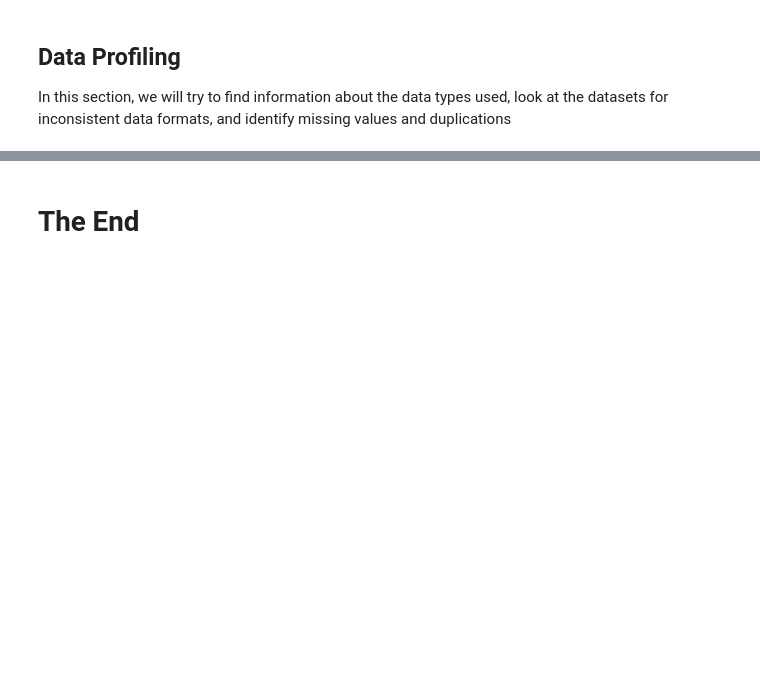
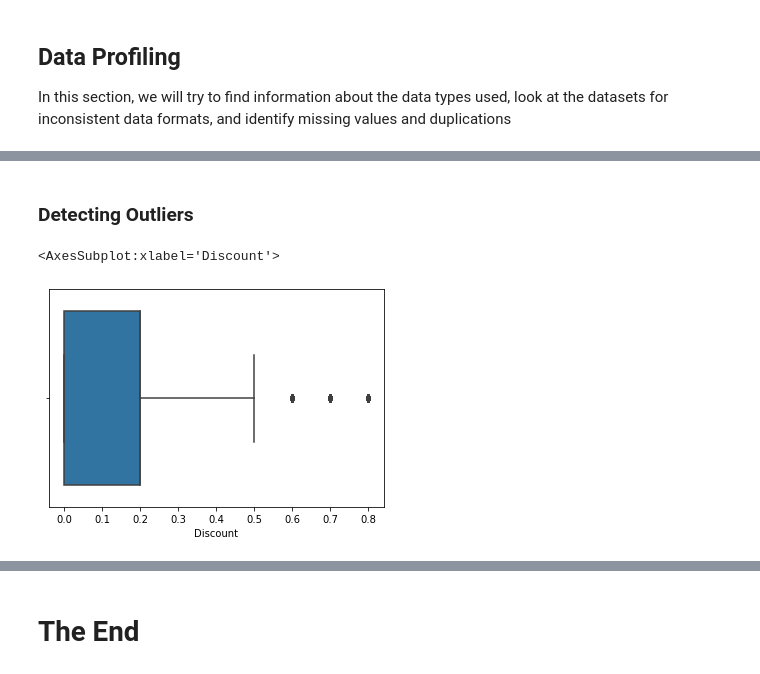
Before and after one commit to amedustephen/Superstore-Sales-Analysis, a Jupyter notebook: notebooks/exploratory_analysis.ipynb, the cells around one changed output, grey strips where cells are left out. Saved outputs shown, nothing was run; the diff lists cells and outputs as text; code cells hidden in the pictures; blank space fills up the shorter version.

```diff
--- a/notebooks/exploratory_analysis.ipynb
+++ b/notebooks/exploratory_analysis.ipynb
@@ -112,0 +260,6 @@ In this section, we will try to find information about the data types used, look
+# %%
+# remove duplicate row
+df = df.drop_duplicates()
+
+# show number of duplicates (another method)
+df.duplicated(keep=False).sum()
@@ -112,0 +346,4 @@ In this section, we will try to find information about the data types used, look
+# %%
+# all orders came from inside United States only, so the 'Country' column isn't of much use for further analysis
+df.drop(columns="Country",inplace=True)
+df.head()
@@ -112,0 +358,7 @@ In this section, we will try to find information about the data types used, look
+# %% [markdown]
+### Detecting Outliers
+# %%
+sns.boxplot(df['Discount'])
+# %% [output]
+<AxesSubplot:xlabel='Discount'>
+[figure, added]
```
Also changed, not shown: parts of 97 cells of this notebook, 9 other files.
